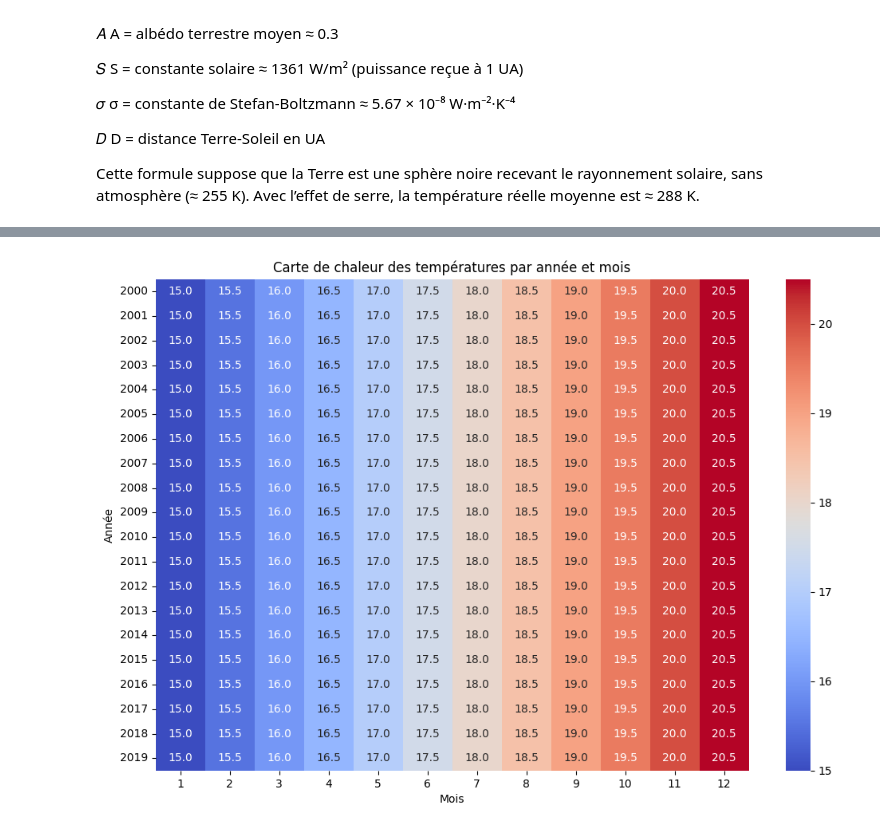
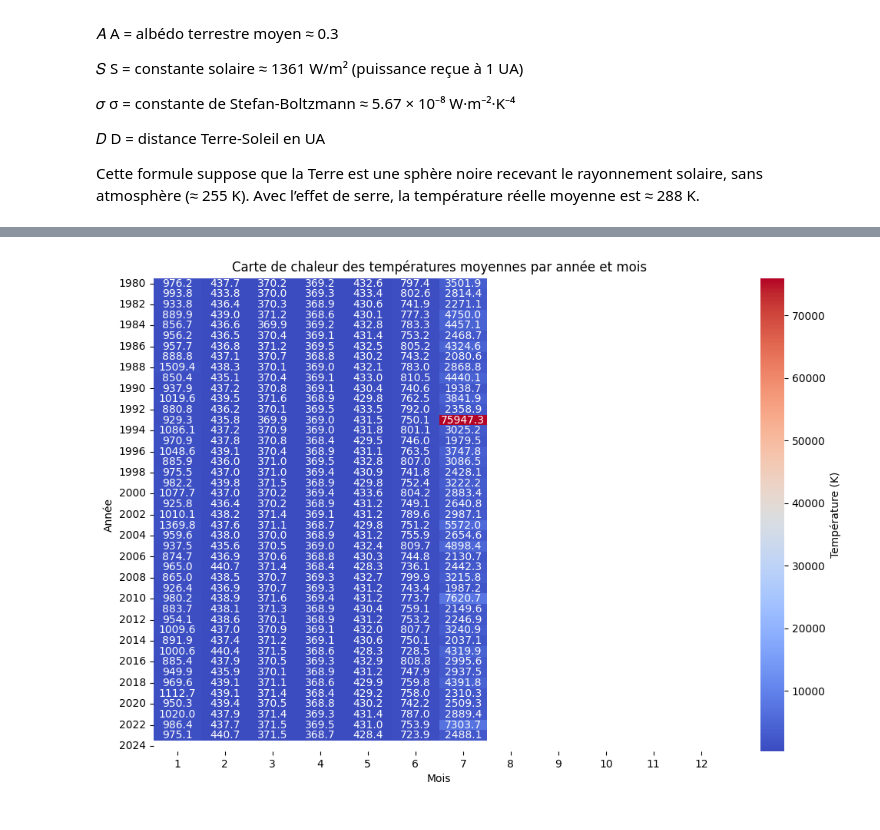
Before and after one commit to fullstackDonya/exoplanet-classification, a Jupyter notebook: Terre_Soleil.ipynb, the cells around one changed output, grey strips where cells are left out. Cells and saved outputs as stored; diff of their text form; code cells hidden in the pictures.

```diff
--- a/Terre_Soleil.ipynb
+++ b/Terre_Soleil.ipynb
@@ -40,21 +40,11 @@ def get_distance_data(start_date, end_date):
         print("Erreur dans la requête API")
         return None
 
-# Obtenir les distances du 1er janvier 2024 au 31 décembre 2024
-df_distance = get_distance_data("2024-01-01", "2024-12-31")
 
-# Vérification
+# Obtenir les distances de 1900 à 2024
+df_distance = get_distance_data("1900-01-01", "2024-12-31")
+
+# Affichage des 5 premières lignes pour vérifier
 print(df_distance.head())
-
-# Tracer la courbe
-plt.figure(figsize=(12, 6))
-plt.plot(df_distance["Date"], df_distance["Distance_km"] / 1e6, label="Distance Terre-Soleil (en millions de km)", color="orange")
-plt.xlabel("Date")
-plt.ylabel("Distance (millions de km)")
-plt.title("Évolution de la distance Terre-Soleil en 2024")
-plt.grid(True)
-plt.legend()
-plt.tight_layout()
-plt.show()
 # %% [output]
         Date   Distance_km
@@ -298,16 +551,22 @@ plt.show()
 # %%
-import seaborn as sns
+dff_distance = get_distance_data("1980-01-01", "2024-01-01")
 
-# Restructurez les données pour la carte de chaleur
-heatmap_data = df.pivot(index="year", columns="month", values="temperature")
+# Ajouter les températures au DataFrame
+dff_distance["Temperature_K"] = temperatures
 
+# Extraire l'année et le mois
+dff_distance["Year"] = dff_distance["Date"].dt.year
+dff_distance["Month"] = dff_distance["Date"].dt.month
+
+# Calcul des températures moyennes par année et mois
+heatmap_data = dff_distance.groupby(["Year", "Month"])["Temperature_K"].mean().unstack()
 
 # Création de la carte de chaleur
 plt.figure(figsize=(12, 8))
-sns.heatmap(heatmap_data, cmap="coolwarm", annot=True, fmt=".1f")
-plt.title("Carte de chaleur des températures par année et mois")
+sns.heatmap(heatmap_data, cmap="coolwarm", annot=True, fmt=".1f", cbar_kws={'label': 'Température (K)'})
+plt.title("Carte de chaleur des températures moyennes par année et mois")
 plt.xlabel("Mois")
 plt.ylabel("Année")
 plt.show()
 # %% [output]
-[figure, old version]
+[figure, new version]
```
Also changed, not shown: parts of 21 cells of this notebook.
